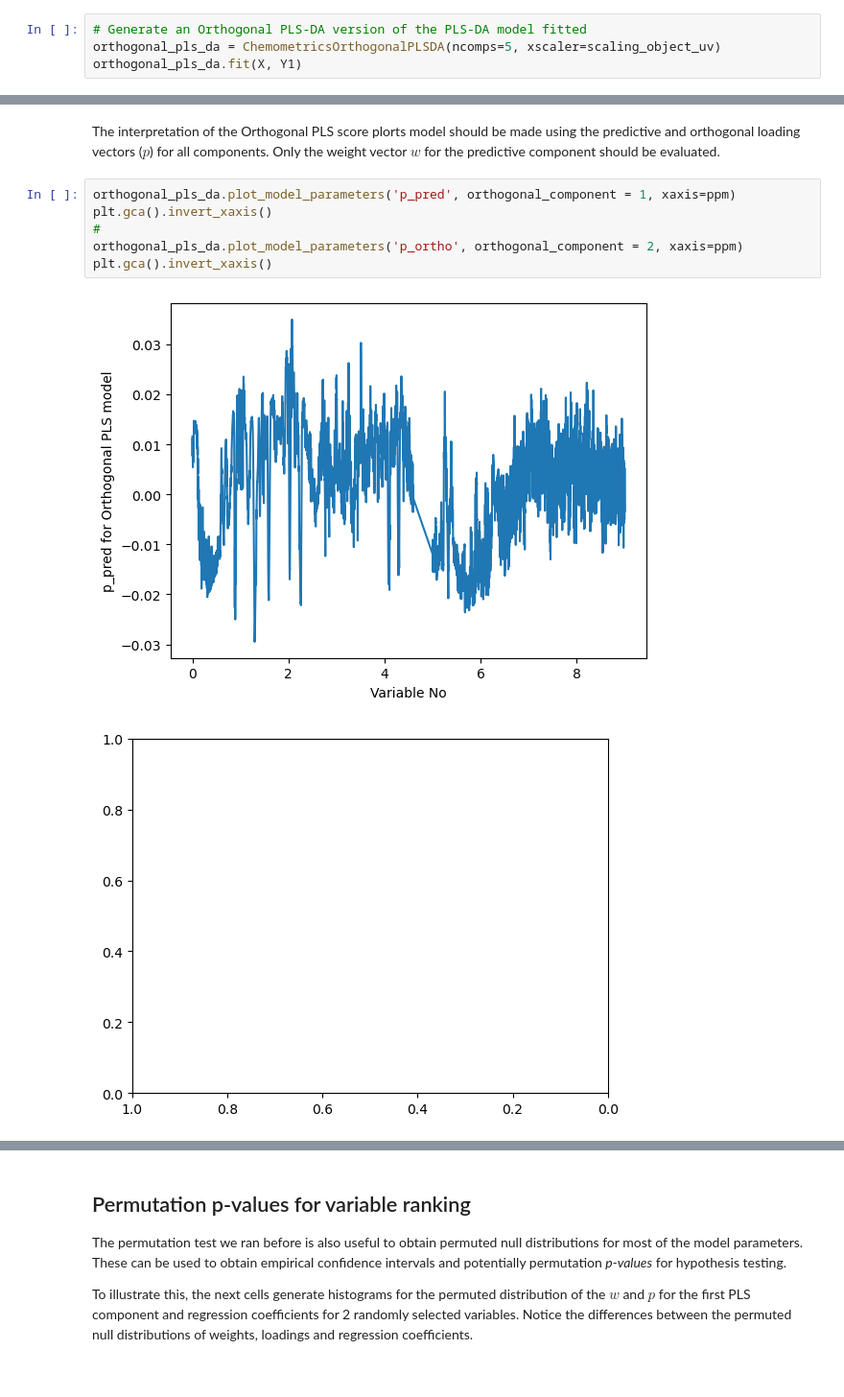
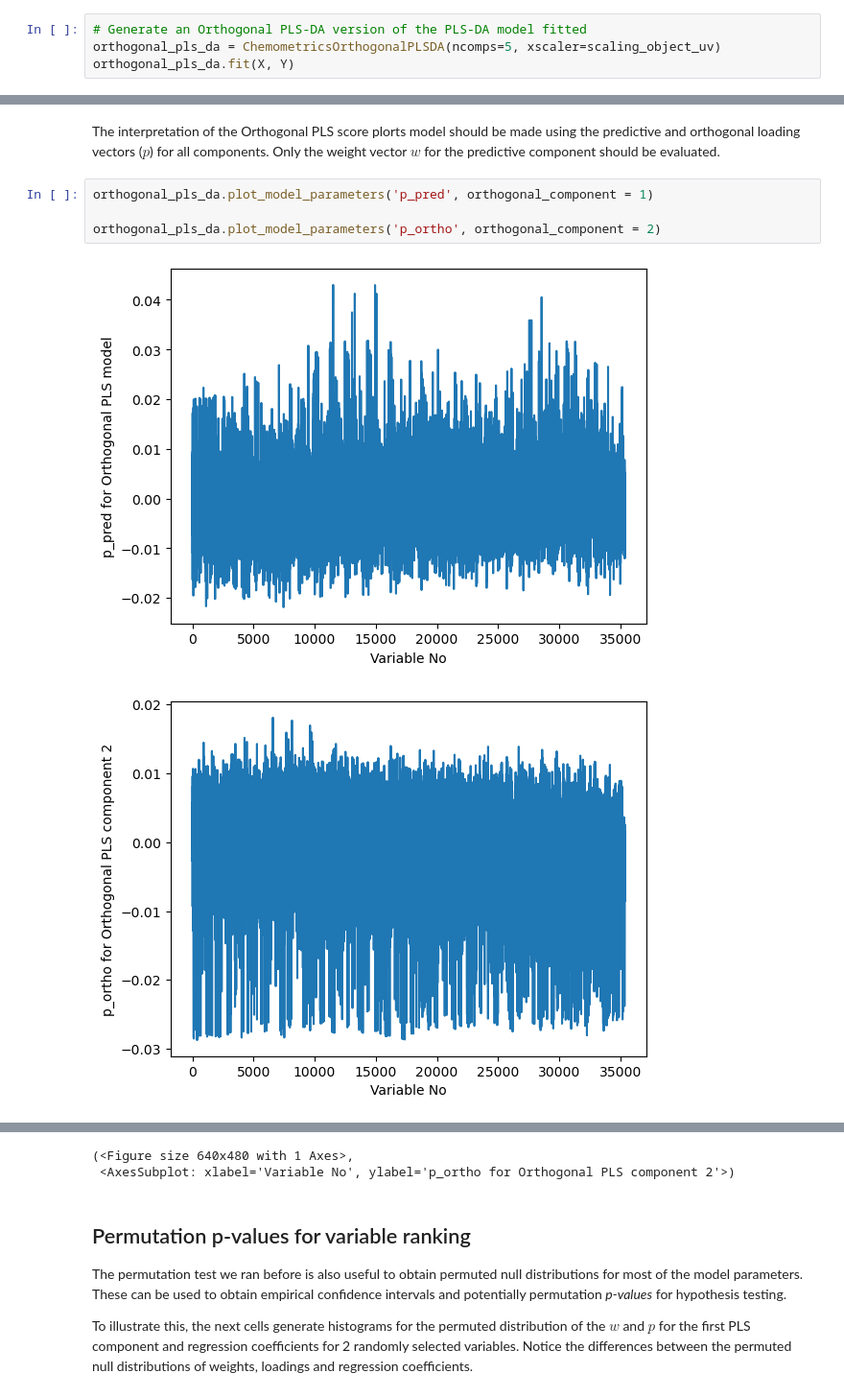
Before and after one commit to IPTC-DataAnalysisCourse/chemometrics-tutorials, a Jupyter notebook: Multivariate Analysis - Supervised Analysis with PLS-DA.ipynb, the cells around one changed output, grey strips where cells are left out. Shown at 96% size. Saved outputs shown, nothing was run; the diff lists cells and outputs as text.

```diff
--- a/Multivariate Analysis - Supervised Analysis with PLS-DA.ipynb
+++ b/Multivariate Analysis - Supervised Analysis with PLS-DA.ipynb
@@ -444,7 +431,7 @@ After obtaining a reliable PLS model, we generate an Orthogonal PLS/PLS-DA model
 # %%
 # Generate an Orthogonal PLS-DA version of the PLS-DA model fitted
 orthogonal_pls_da = ChemometricsOrthogonalPLSDA(ncomps=5, xscaler=scaling_object_uv)
-orthogonal_pls_da.fit(X, Y1)
+orthogonal_pls_da.fit(X, Y)
 # %% [markdown]
 The Orthogonal PLS model we just fitted has 1 predictive component and 4 orthogonal components. The predictive component encodes the information in X directly associated with Y.
 The orthogonal components can be investigated and associated with other known covariates, to assist in understanding the sources of variation that the PLS model/Orthogonal PLS model is "learning" from the data to improve the prediction of Y (measured by the $R^{2}Y$)
@@ -469,11 +453,9 @@ orthogonal_pls_da.plot_scores(color=Y2, orthogonal_component=2, discrete=True, l
 # %% [markdown]
 The interpretation of the Orthogonal PLS score plorts model should be made using the predictive and orthogonal loading vectors ($p$) for all components. Only the weight vector $w$ for the predictive component should be evaluated.
 # %%
-orthogonal_pls_da.plot_model_parameters('p_pred', orthogonal_component = 1, xaxis=ppm)
-plt.gca().invert_xaxis()
-#
-orthogonal_pls_da.plot_model_parameters('p_ortho', orthogonal_component = 2, xaxis=ppm)
-plt.gca().invert_xaxis()
+orthogonal_pls_da.plot_model_parameters('p_pred', orthogonal_component = 1)
+
+orthogonal_pls_da.plot_model_parameters('p_ortho', orthogonal_component = 2)
 # %% [output]
-[figure, old version]
+[figure, new version]
-[figure, old version]
+[figure, new version]
@@ -482,3 +462,5 @@ plt.gca().invert_xaxis()
+(<Figure size 640x480 with 1 Axes>,
+ <AxesSubplot: xlabel='Variable No', ylabel='p_ortho for Orthogonal PLS component 2'>)
 # %% [markdown]
 ## Permutation p-values for variable ranking
 
```
Also changed, not shown: parts of 13 cells of this notebook.
